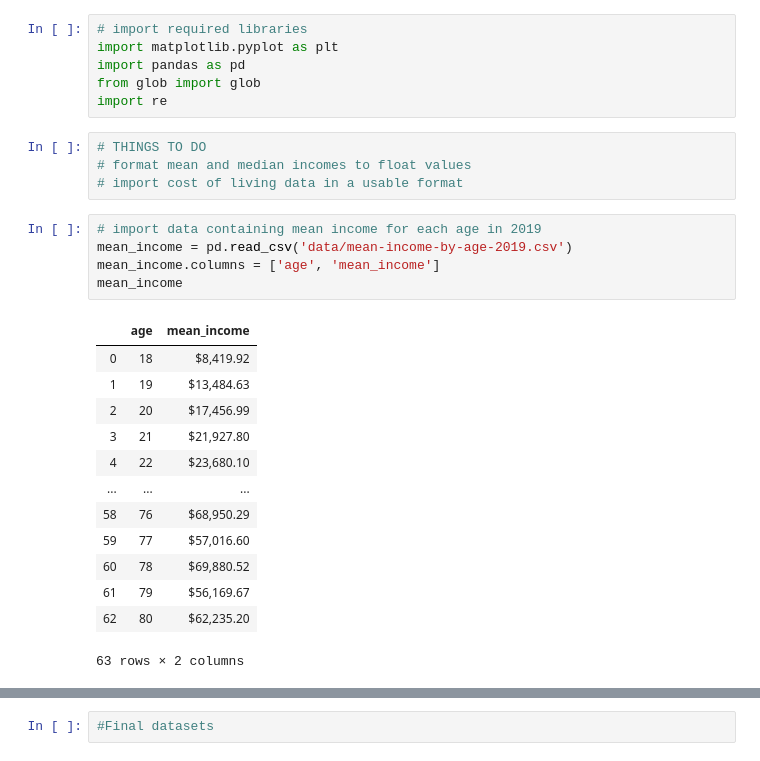
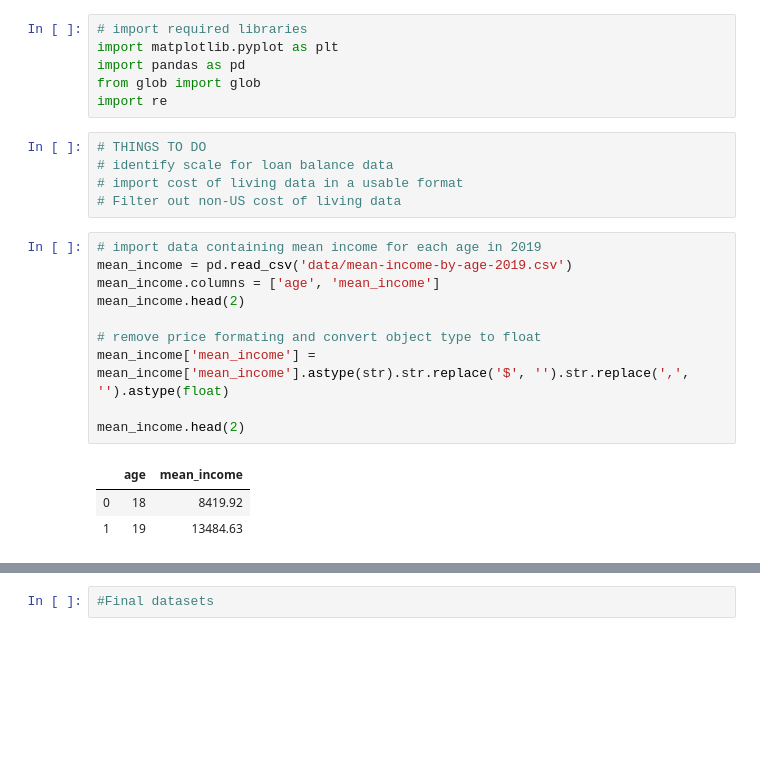
Before and after one commit to AHalarewicz/StudentLoanData, a Jupyter notebook: clean.ipynb, the cells around one changed output, grey strips where cells are left out. Drawn from its saved outputs; the diff is of its cells as text; blank space fills up the shorter version.

```diff
--- a/clean.ipynb
+++ b/clean.ipynb
@@ -6,27 +6,23 @@ from glob import glob
 import re
 # %%
 # THINGS TO DO
-# format mean and median incomes to float values
+# identify scale for loan balance data
 # import cost of living data in a usable format
+# Filter out non-US cost of living data
 # %%
 # import data containing mean income for each age in 2019
 mean_income = pd.read_csv('data/mean-income-by-age-2019.csv')
 mean_income.columns = ['age', 'mean_income']
-mean_income
+mean_income.head(2)
+
+# remove price formating and convert object type to float
+mean_income['mean_income'] = mean_income['mean_income'].astype(str).str.replace('$', '').str.replace(',', '').astype(float)
+
+mean_income.head(2)
 # %% [output]
 |  | age | mean_income |
-| 0 | 18 | $8,419.92 |
-| 1 | 19 | $13,484.63 |
-| 2 | 20 | $17,456.99 |
-| 3 | 21 | $21,927.80 |
-| 4 | 22 | $23,680.10 |
-| ... | ... | ... |
-| 58 | 76 | $68,950.29 |
-| 59 | 77 | $57,016.60 |
-| 60 | 78 | $69,880.52 |
-| 61 | 79 | $56,169.67 |
-| 62 | 80 | $62,235.20 |
+| 0 | 18 | 8419.92 |
+| 1 | 19 | 13484.63 |
-63 rows × 2 columns
 # %%
 # import data containing median income for each age in 2019
 median_income = pd.read_csv('data/median-income-by-age-2019.csv')
```
Also changed, not shown: parts of 11 cells of this notebook.
